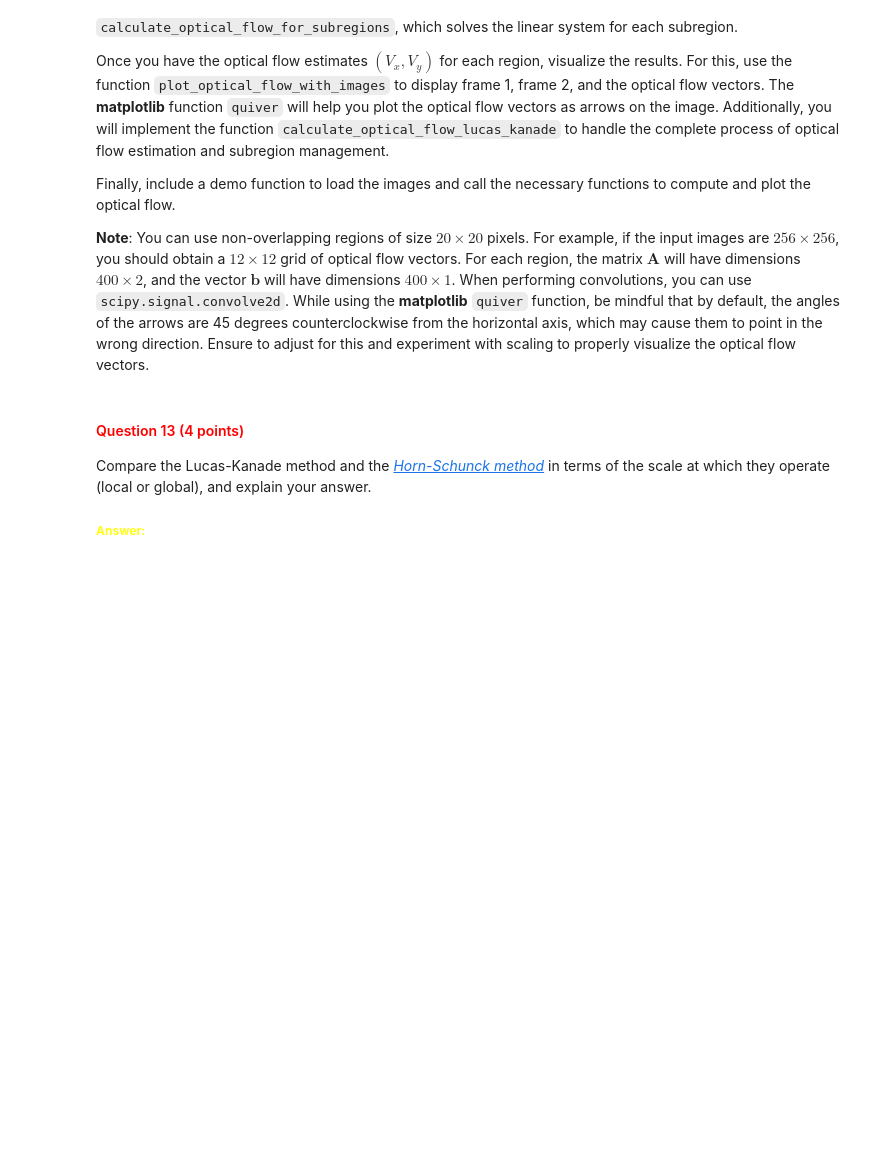
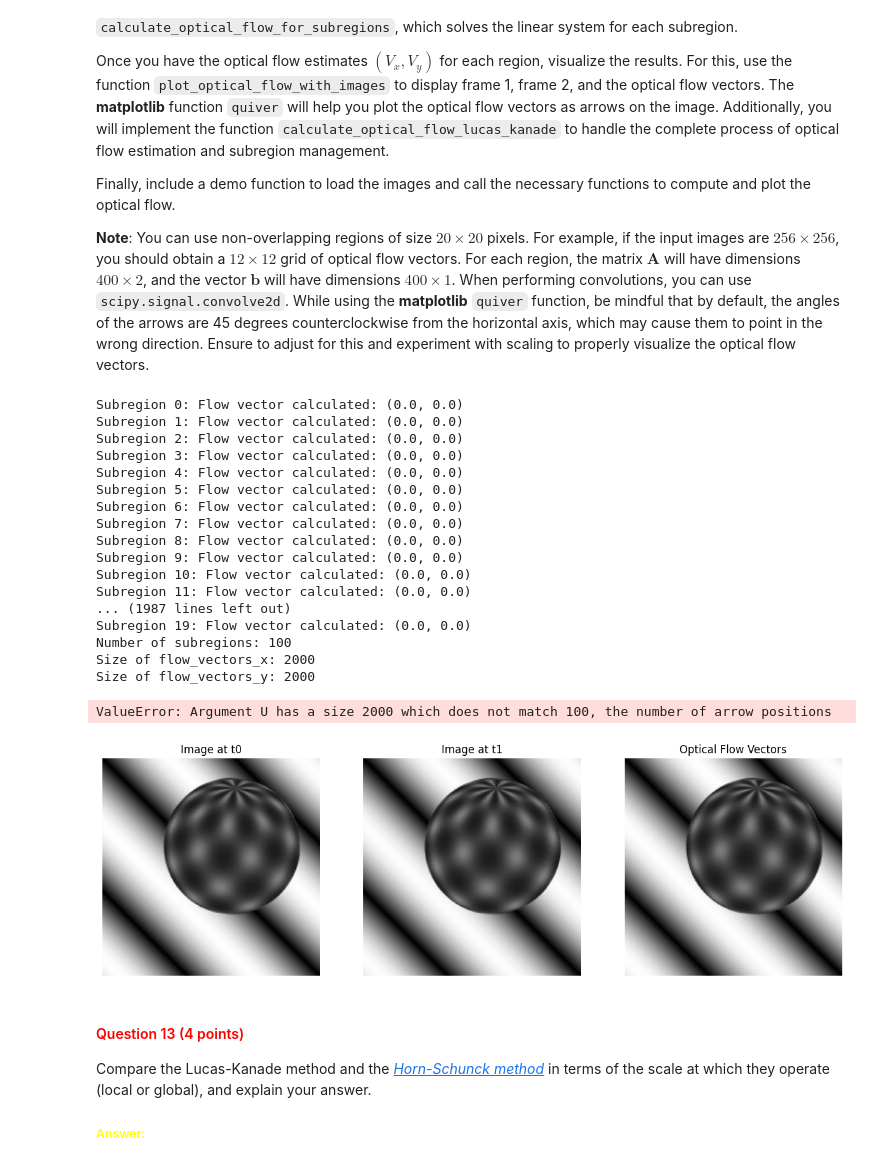
Before and after one commit to zzgsdddz/cv1_lab1, a Jupyter notebook: cv1-lab-3-main/cv1-lab-3.ipynb, the cells around one changed output. Saved outputs shown, nothing was run; the diff lists cells and outputs as text; code cells hidden in the pictures; blank space fills up the shorter version.

```diff
--- a/cv1-lab-3-main/cv1-lab-3.ipynb
+++ b/cv1-lab-3-main/cv1-lab-3.ipynb
@@ -625,9 +625,9 @@ def calculate_image_subregions(image_time_0, image_derivative_x, image_derivativ
     for i in range(0, height, region_size):
         for j in range(0, width, region_size):
 
-            subregion_x = image_derivative_x[i:(i + region_size), j:(j + region_size)]
-            subregion_y = image_derivative_y[i:(i + region_size), j:(j + region_size)]
-            subregion_time = image_derivative_time[i:(i + region_size), j:(j + region_size)]
+            subregion_x = image_derivative_x[i:min(i + region_size, height), j:min(j + region_size, width)]
+            subregion_y = image_derivative_y[i:min(i + region_size, height), j:min(j + region_size, width)]
+            subregion_time = image_derivative_time[i:min(i + region_size, height), j:min(j + region_size, width)]
 
             # Append the subregions to the lists
             subregions_derivative_x.append(subregion_x)
@@ -699,6 +743,35 @@ def plot_optical_flow_with_images(image_time_0, image_time_1, subregion_centers,
         None. Displays the subplot with optical flow and images.
     """
 
-    # YOUR CODE HERE
+    plt.figure(figsize=(15, 5))
 
-    return
+    plt.subplot(1, 3, 1)
+    plt.imshow(image_time_0, cmap='gray')
+    plt.title('Image at t0')
+    plt.axis('off')
+
+    plt.subplot(1, 3, 2)
+    plt.imshow(image_time_1, cmap='gray')
+    plt.title('Image at t1')
+    plt.axis('off')
+
+    plt.subplot(1, 3, 3)
+    plt.imshow(image_time_0, cmap='gray')
+    plt.title('Optical Flow Vectors')
+    plt.axis('off')
+
+    scaling_factor = 5
+    plt.quiver(
+        subregion_centers[:, 1],
+        subregion_centers[:, 0],
+        flow_vectors_x,
+        flow_vectors_y,
+        color='r',
+        angles='xy',
+        scale_units='xy',
+        scale=scaling_factor,
+        width=0.003
+    )
+
+    plt.tight_layout()
+    plt.show()
@@ -707,3 +778,29 @@ def plot_optical_flow_with_images(image_time_0, image_time_1, subregion_centers,
+# %%
+image_time_0 = convert_image_to_grayscale("./images/sphere1.jpg")
+image_time_1 = convert_image_to_grayscale("./images/sphere2.jpg")
+subregion_centers, flow_vectors_x, flow_vectors_y = calculate_optical_flow_lucas_kanade(image_time_0, image_time_1)
+
+plot_optical_flow_with_images(image_time_0, image_time_1, subregion_centers, flow_vectors_x, flow_vectors_y)
+# %% [output]
+Subregion 0: Flow vector calculated: (0.0, 0.0)
+Subregion 1: Flow vector calculated: (0.0, 0.0)
+Subregion 2: Flow vector calculated: (0.0, 0.0)
+Subregion 3: Flow vector calculated: (0.0, 0.0)
+Subregion 4: Flow vector calculated: (0.0, 0.0)
+Subregion 5: Flow vector calculated: (0.0, 0.0)
+Subregion 6: Flow vector calculated: (0.0, 0.0)
+Subregion 7: Flow vector calculated: (0.0, 0.0)
+Subregion 8: Flow vector calculated: (0.0, 0.0)
+Subregion 9: Flow vector calculated: (0.0, 0.0)
+Subregion 10: Flow vector calculated: (0.0, 0.0)
+Subregion 11: Flow vector calculated: (0.0, 0.0)
+... (1987 lines left out)
+Subregion 19: Flow vector calculated: (0.0, 0.0)
+Number of subregions: 100
+Size of flow_vectors_x: 2000
+Size of flow_vectors_y: 2000
+ValueError: Argument U has a size 2000 which does not match 100, the number of arrow positions
+[figure, added]
 # %% [markdown]
 <a id="question-13"></a>
 #### <font color='#FF0000'>Question 13 (4 points)</font>
```
Also changed, not shown: parts of 6 cells of this notebook.
